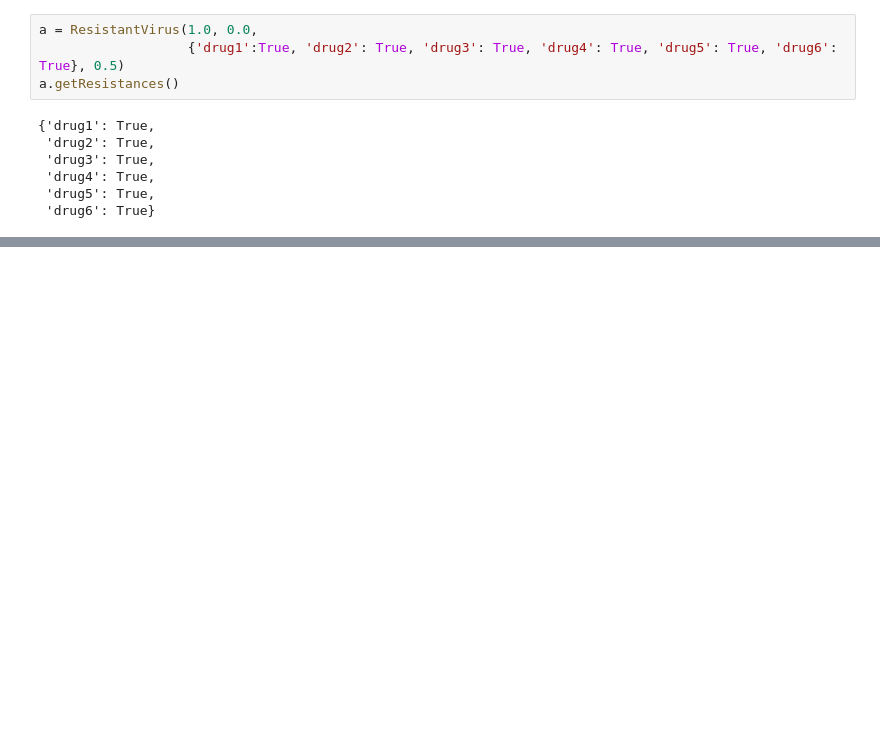
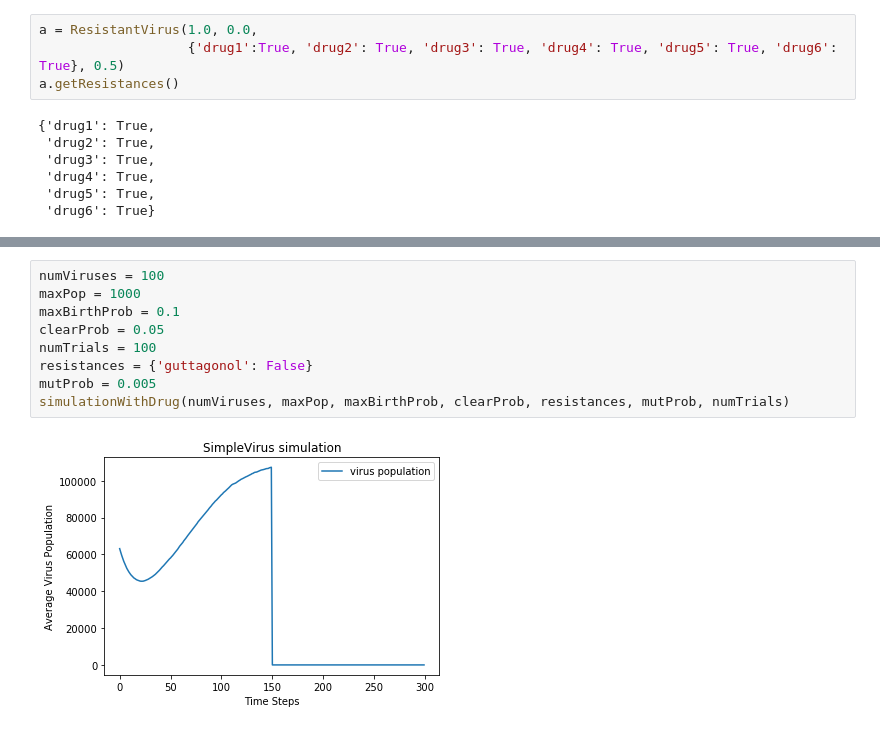
Before and after one commit to NikitaLoik/optimisationStatisticsProbability, a Jupyter notebook: week_iii/ProblemSet3/viralInfectionSimulation.ipynb, the cells around one changed output, grey strips where cells are left out. Cells and saved outputs as stored; diff of their text form; blank space fills up the shorter version.

```diff
--- a/week_iii/ProblemSet3/viralInfectionSimulation.ipynb
+++ b/week_iii/ProblemSet3/viralInfectionSimulation.ipynb
@@ -433,0 +479,11 @@ sum([True,True,False,False,True])
+# %%
+numViruses = 100
+maxPop = 1000
+maxBirthProb = 0.1
+clearProb = 0.05
+numTrials = 100
+resistances = {'guttagonol': False}
+mutProb = 0.005
+simulationWithDrug(numViruses, maxPop, maxBirthProb, clearProb, resistances, mutProb, numTrials)
+# %% [output]
+[figure, added]
```
Also changed, not shown: parts of 7 cells of this notebook, 4 other files.
